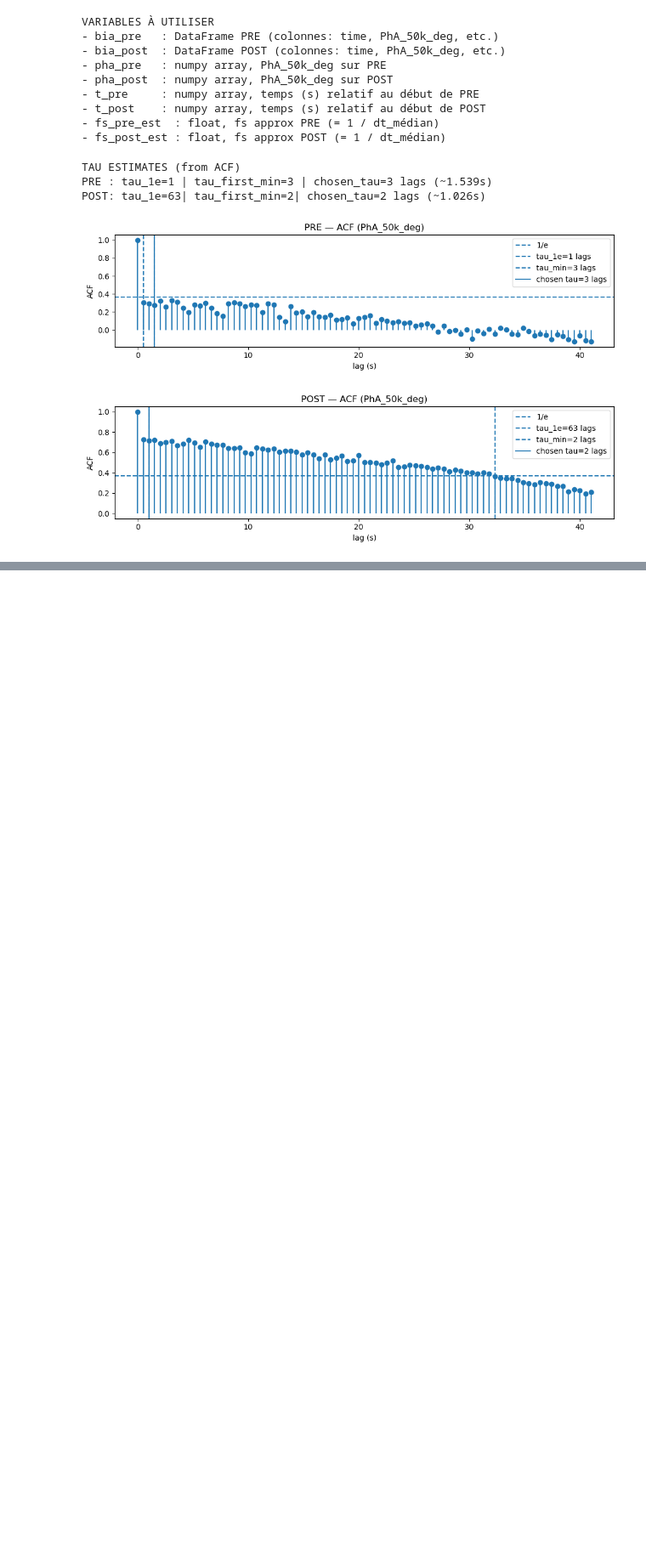
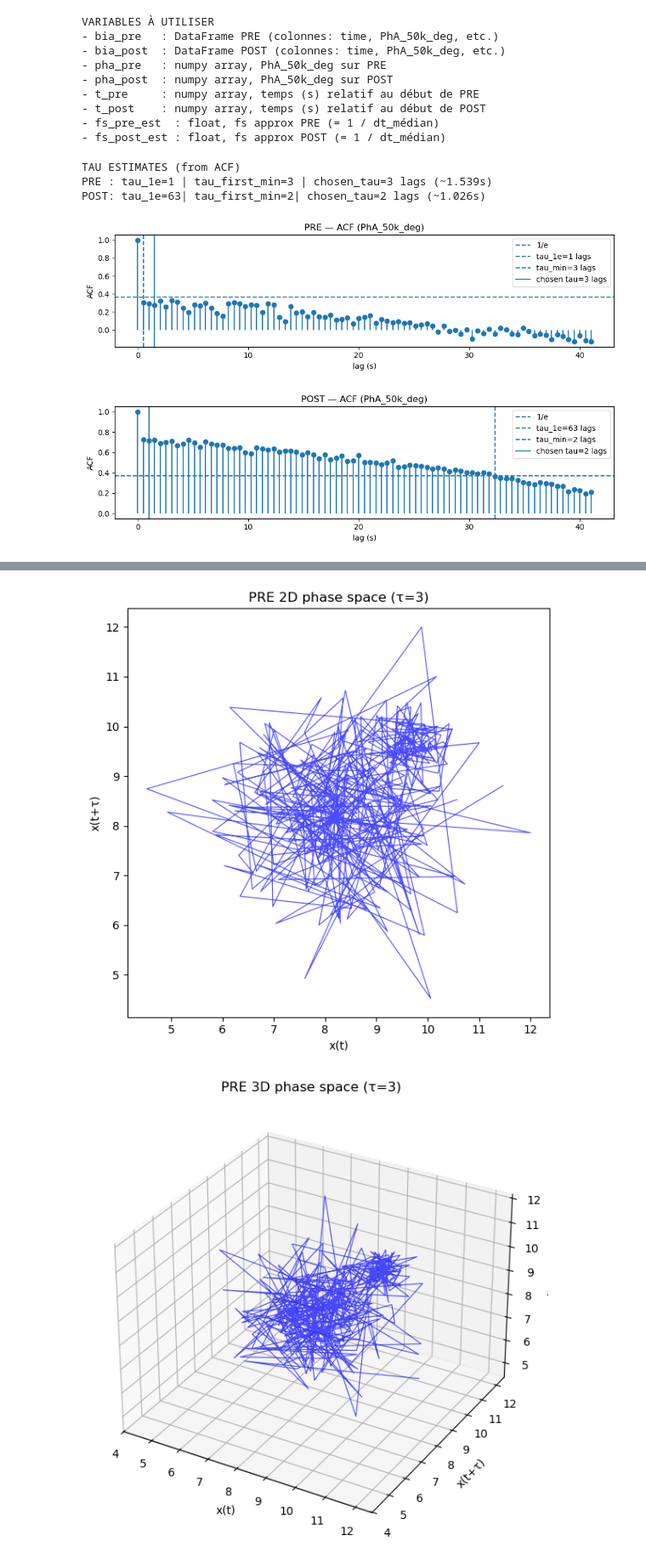
Before and after one commit to lucassavona85-png/Time-Series, a Jupyter notebook: code/RAW_BIA_LOADING.ipynb, the cells around one changed output, grey strips where cells are left out. Shown at 85% size. Drawn from its saved outputs; the diff is of its cells as text; code cells hidden in the pictures; blank space fills up the shorter version.

```diff
--- a/code/RAW_BIA_LOADING.ipynb
+++ b/code/RAW_BIA_LOADING.ipynb
@@ -219,0 +304,44 @@ POST: tau_1e=63| tau_first_min=2| chosen_tau=2 lags (~1.026s)
+# %%
+
+from mpl_toolkits.mplot3d.art3d import Line3DCollection
+def embed_time_series(x, d, tau):
+    x = np.asarray(x, dtype=float)
+    n = x.size - (d - 1) * tau
+    if n <= 0:
+        raise ValueError("Time series too short")
+    return np.array([x[i:i + d * tau:tau] for i in range(n)])
+
+def plot_phase_space(x, tau, name):
+    """Plot 2D and 3D phase space for one signal."""
+    if x is None or len(x) < 10:
+        return
+
+    # 2D
+    emb2d = embed_time_series(x, d=2, tau=tau)
+    fig, ax = plt.subplots(figsize=(6, 6))
+    ax.plot(emb2d[:, 0], emb2d[:, 1], 'b-', linewidth=0.8, alpha=0.7)
+    ax.set_xlabel('x(t)')
+    ax.set_ylabel('x(t+τ)')
+    ax.set_title(f'{name} 2D phase space (τ={tau})')
+    plt.tight_layout()
+    plt.show()
+
+    # 3D
+    emb3d = embed_time_series(x, d=3, tau=tau)
+    fig = plt.figure(figsize=(8, 6))
+    ax = fig.add_subplot(111, projection='3d')
+    ax.plot(emb3d[:, 0], emb3d[:, 1], emb3d[:, 2], 'b-', linewidth=0.8, alpha=0.7)
+    ax.set_xlabel('x(t)')
+    ax.set_ylabel('x(t+τ)')
+    ax.set_zlabel('x(t+2τ)')
+    ax.set_title(f'{name} 3D phase space (τ={tau})')
+    plt.tight_layout()
+    plt.show()
+
+# Usage:
+plot_phase_space(pha_pre, 3, "PRE")
+plot_phase_space(pha_post, 2, "POST")
+plot_phase_space(pha_post, 4, "POST")
+# %% [output]
+[figure, added]
+[figure, added]
```
Also changed, not shown: parts of 5 cells of this notebook.
